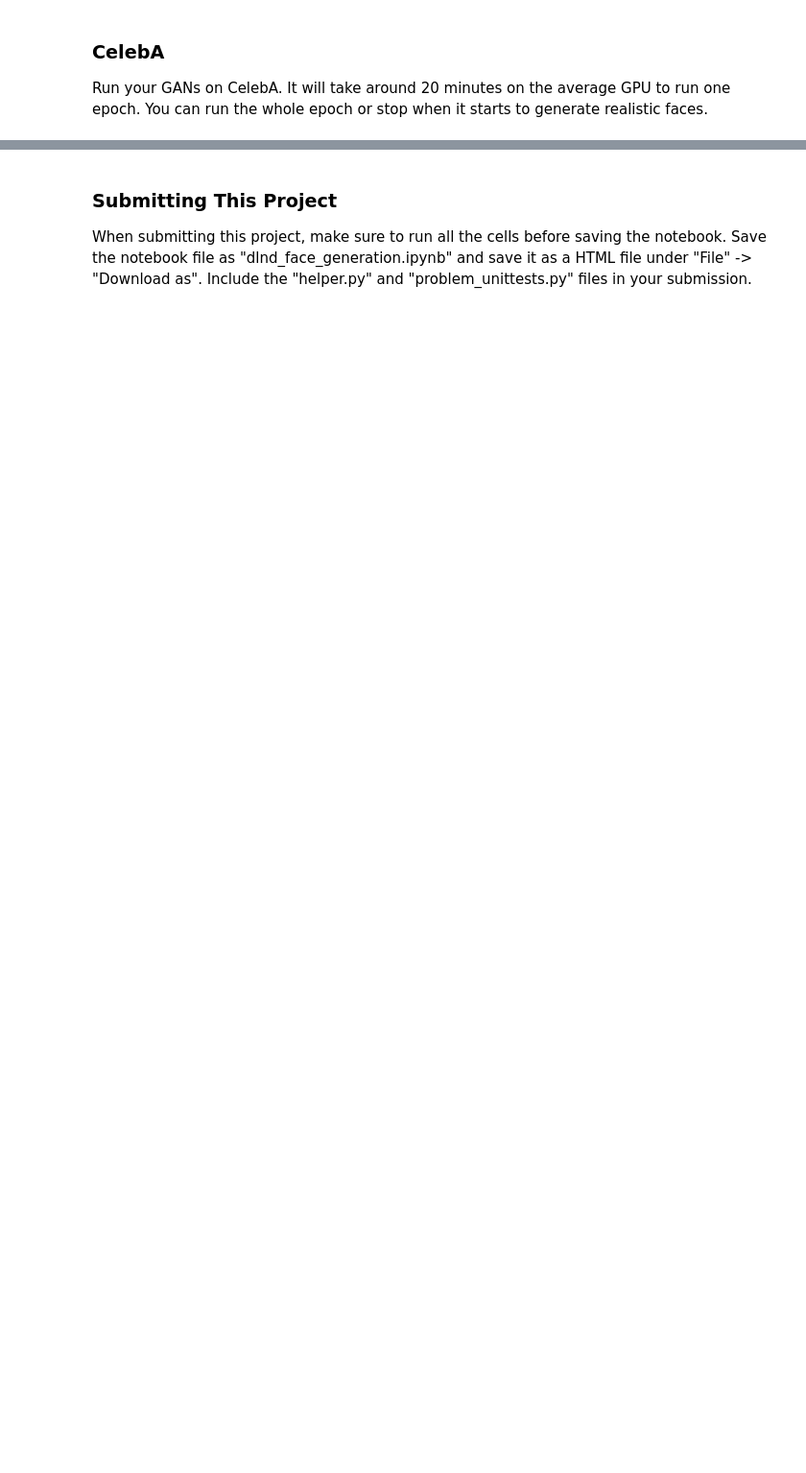
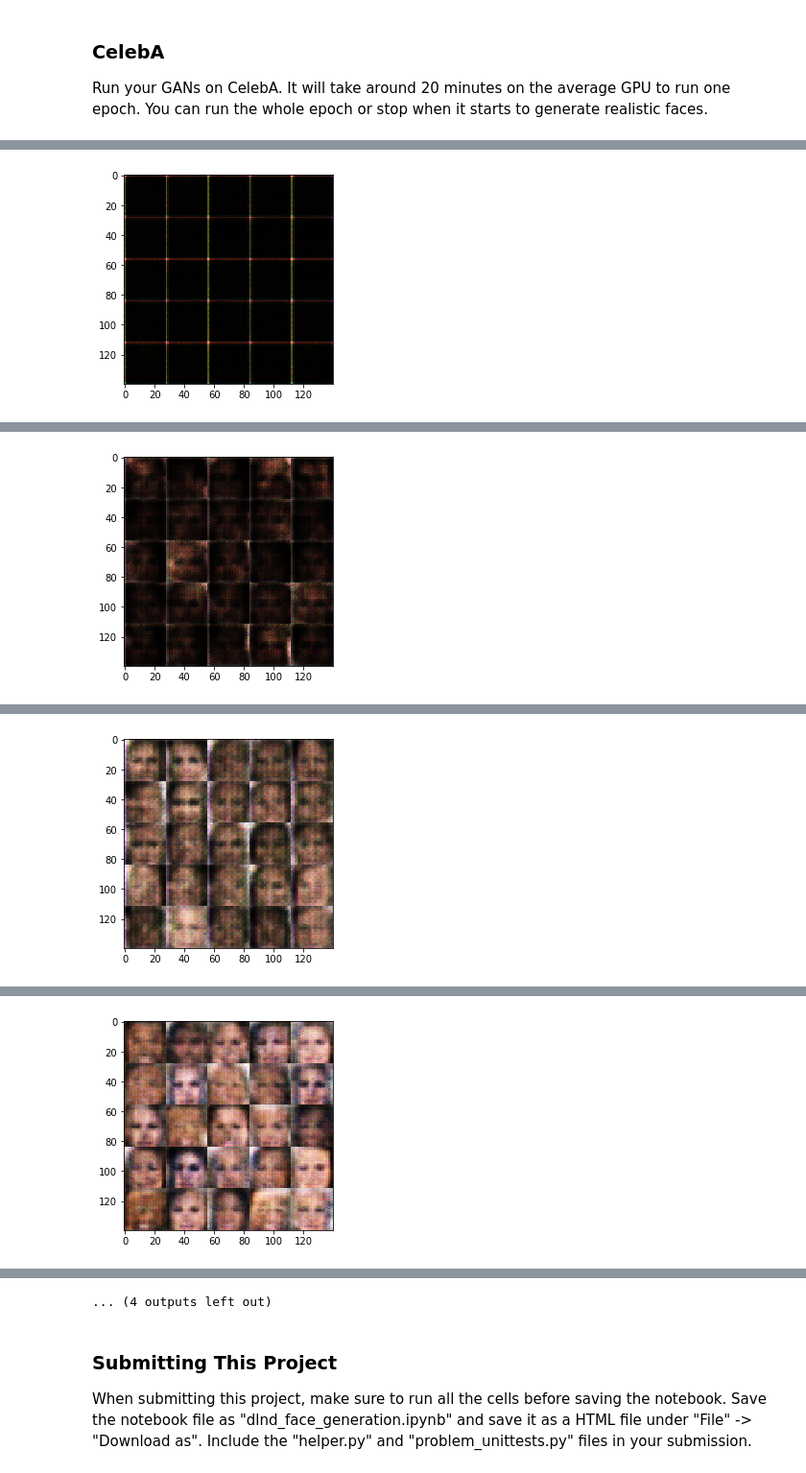
Before and after one commit to ricklentz/deep-learning, a Jupyter notebook: face_generation/dlnd_face_generation.ipynb, the cells around one changed output, grey strips where cells are left out. Shown at 96% size. Saved outputs shown, nothing was run; the diff lists cells and outputs as text; code cells hidden in the pictures; blank space fills up the shorter version.

```diff
--- a/face_generation/dlnd_face_generation.ipynb
+++ b/face_generation/dlnd_face_generation.ipynb
@@ -218,29 +233,47 @@ def generator(z, out_channel_dim, is_train=True):
     :return: The tensor output of the generator
     """
     with tf.variable_scope('generator', reuse=not is_train):
+
         alpha_coeff = 0.2
+
         # upsampling used instead of fractionally strided transposed convolution
         g = tf.layers.dense(z, 7*7*512)
         g = tf.reshape(g, (-1, 7, 7, 512))
         g = tf.layers.batch_normalization(g, training=is_train)
         g = tf.maximum(alpha_coeff * g, g)
 
-        g = tf.layers.conv2d_transpose(inputs=g, filters=256, kernel_size=2, strides=2, padding='same')
+        g = tf.layers.conv2d_transpose(inputs=g,
+                                       filters=256,
+                                       kernel_size=2,
+                                       strides=2,
+                                       padding='same')
         g = tf.layers.batch_normalization(g, training=is_train)
         g = tf.maximum(alpha_coeff * g, g)
 
-        g = tf.layers.conv2d_transpose(inputs=g, filters=128, kernel_size=3, strides=2, padding='same')
+        g = tf.layers.conv2d_transpose(inputs=g,
+                                       filters=128,
+                                       kernel_size=3,
+                                       strides=2,
+                                       padding='same')
         g = tf.layers.batch_normalization(g, training=is_train)
         g = tf.maximum(alpha_coeff * g, g)
 
-        g = tf.layers.conv2d_transpose(inputs=g, filters=64, kernel_size=4, strides=1, padding='same')
+        g = tf.layers.conv2d_transpose(inputs=g,
+                                       filters=64,
+                                       kernel_size=4,
+                                       strides=1,
+                                       padding='same')
         g = tf.layers.batch_normalization(g, training=is_train)
         g = tf.maximum(alpha_coeff * g, g)
 
         # to output_channel_dim
-        logits = tf.layers.conv2d_transpose(inputs=g, filters=out_channel_dim, kernel_size=4, strides=1, padding='same')
+        logits = tf.layers.conv2d_transpose(inputs=g,
+                                            filters=out_channel_dim,
+                                            kernel_size=4,
+                                            strides=1,
+                                            padding='same')
 
-        generator = tf.tanh(logits)
+        generator = tf.tanh( logits )
 
     return generator
 
@@ -433,8 +514,8 @@ with tf.Graph().as_default():
 ### CelebA
 Run your GANs on CelebA.  It will take around 20 minutes on the average GPU to run one epoch.  You can run the whole epoch or stop when it starts to generate realistic faces.
 # %%
-batch_size = 128
-z_dim = 100
+batch_size = 256
+z_dim = 256
 learning_rate = 0.0001
 beta1 = 0.5
 
@@ -453,0 +544 @@ with tf.Graph().as_default():
+[figure, added]
@@ -453,0 +555 @@ with tf.Graph().as_default():
+[figure, added]
@@ -453,0 +566 @@ with tf.Graph().as_default():
+[figure, added]
@@ -453,0 +577 @@ with tf.Graph().as_default():
+[figure, added]
@@ -454,3 +600,4 @@ with tf.Graph().as_default():
+... (4 outputs left out)
 # %% [markdown]
 ### Submitting This Project
 When submitting this project, make sure to run all the cells before saving the notebook. Save the notebook file as "dlnd_face_generation.ipynb" and save it as a HTML file under "File" -> "Download as". Include the "helper.py" and "problem_unittests.py" files in your submission.
```
Also changed, not shown: parts of 9 cells of this notebook, 1 other file.
